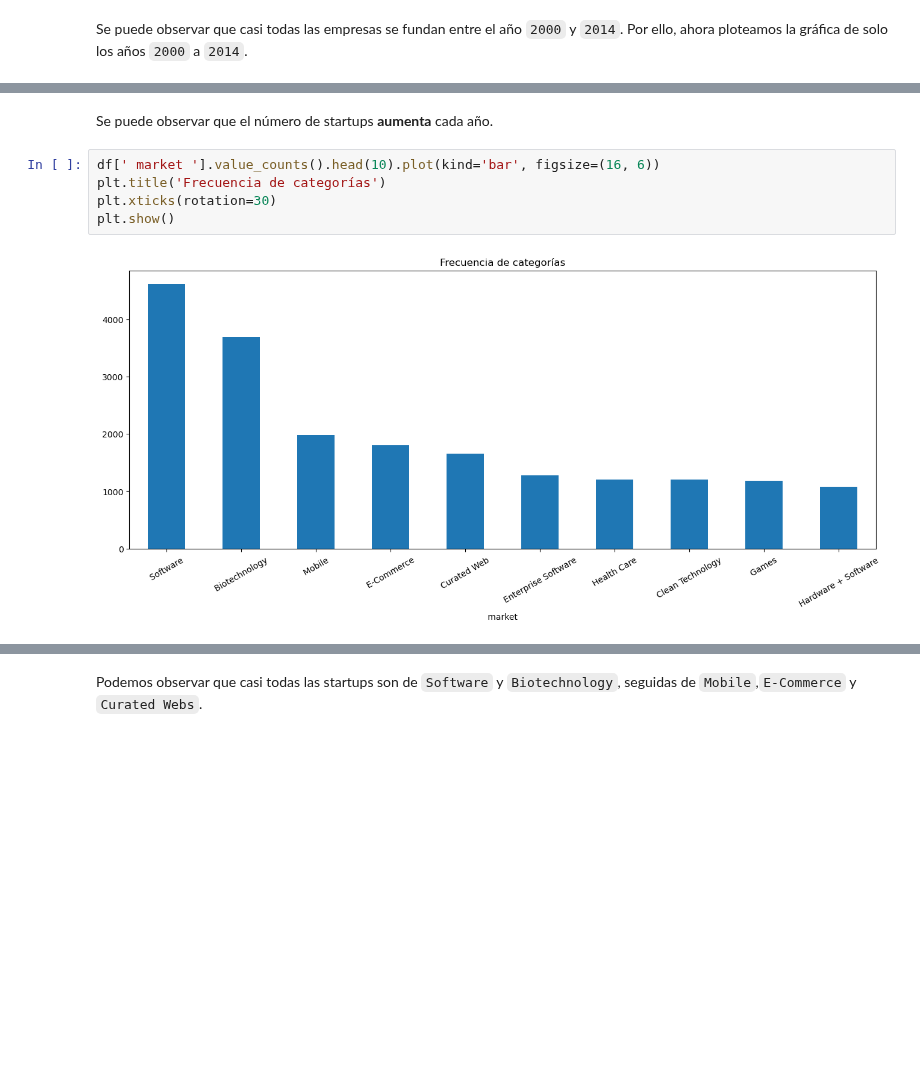
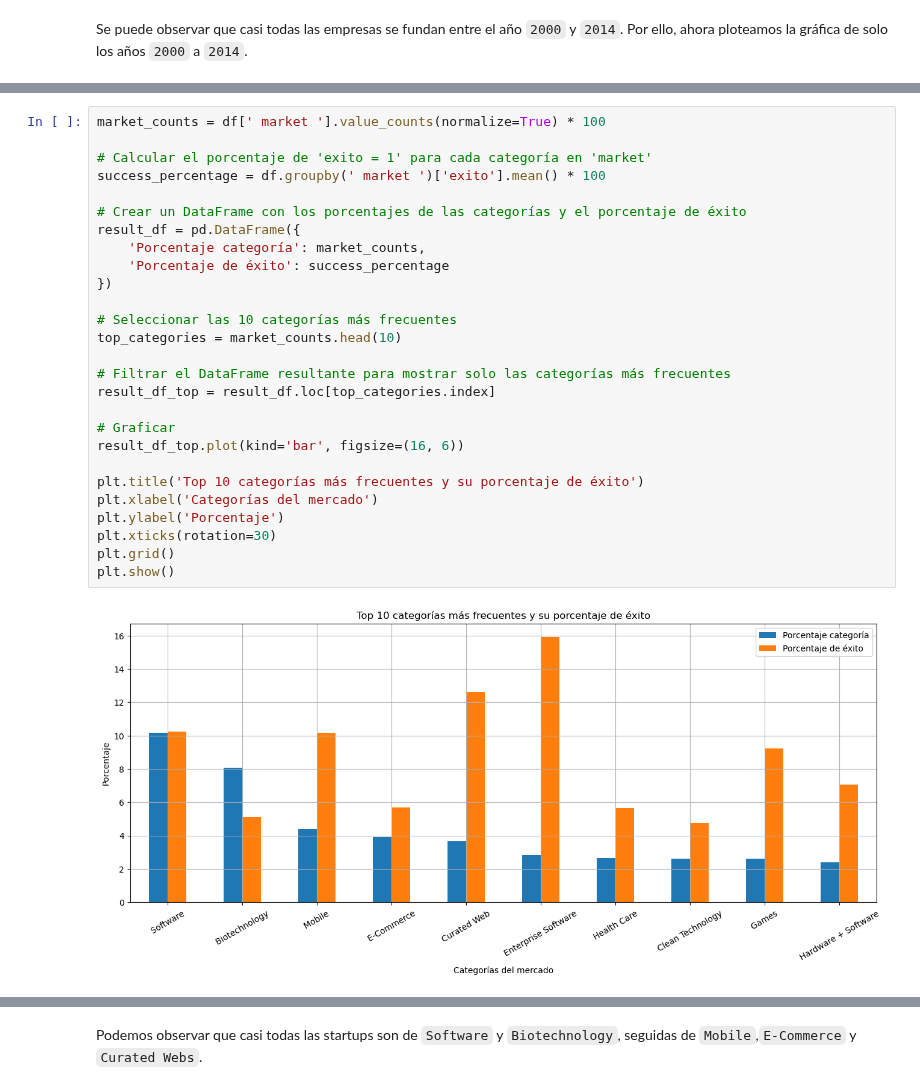
Before and after one commit to martinsoteIo/Predicting_Startup_Acquisitions, a Jupyter notebook: startup_investments_project/startup_investments_classification.ipynb, the cells around one changed output, grey strips where cells are left out. Cells and saved outputs as stored; diff of their text form; blank space fills up the shorter version.

```diff
--- a/startup_investments_project/startup_investments_classification.ipynb
+++ b/startup_investments_project/startup_investments_classification.ipynb
@@ -221,9 +326,29 @@ plt.show()
-# %% [markdown]
-Se puede observar que el número de startups **aumenta** cada año.
 # %%
-df[' market '].value_counts().head(10).plot(kind='bar', figsize=(16, 6))
-plt.title('Frecuencia de categorías')
+market_counts = df[' market '].value_counts(normalize=True) * 100
+
+# Calcular el porcentaje de 'exito = 1' para cada categoría en 'market'
+success_percentage = df.groupby(' market ')['exito'].mean() * 100
+
+# Crear un DataFrame con los porcentajes de las categorías y el porcentaje de éxito
+result_df = pd.DataFrame({
+    'Porcentaje categoría': market_counts,
+    'Porcentaje de éxito': success_percentage
+})
+
+# Seleccionar las 10 categorías más frecuentes
+top_categories = market_counts.head(10)
+
+# Filtrar el DataFrame resultante para mostrar solo las categorías más frecuentes
+result_df_top = result_df.loc[top_categories.index]
+
+# Graficar
+result_df_top.plot(kind='bar', figsize=(16, 6))
+
+plt.title('Top 10 categorías más frecuentes y su porcentaje de éxito')
+plt.xlabel('Categorías del mercado')
+plt.ylabel('Porcentaje')
 plt.xticks(rotation=30)
+plt.grid()
 plt.show()
 # %% [output]
-[figure, old version]
+[figure, new version]
```
Also changed, not shown: parts of 18 cells of this notebook.
